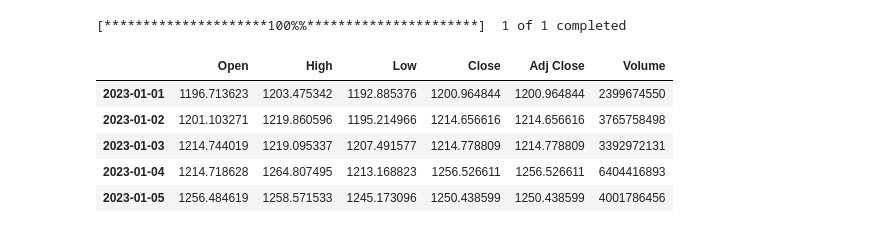
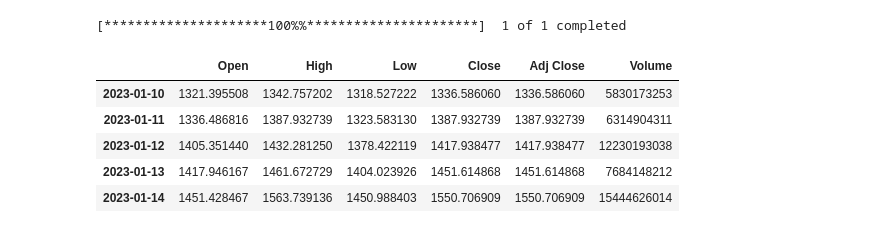
Before and after one commit to Jacobsteen808/project-2, a Jupyter notebook: BB-RSI.ipynb, the cells around one changed output. Cells and saved outputs as stored; diff of their text form; code cells hidden in the pictures.

```diff
--- a/BB-RSI.ipynb
+++ b/BB-RSI.ipynb
@@ -51,19 +60,19 @@ def strategy(data):
     return (buy_price, sell_price)
 # %%
 # Get the ETH data
-data = yf.download('ETH-USD', start='2023-01-01', end='2024-01-01')
+data = yf.download('ETH-USD', start='2023-01-10', end='2024-01-10')
 # Set the date as index
 data.set_index(pd.DatetimeIndex(data.index.values), inplace=True)
 # Show the data
 data.head()
 # %% [output]
 [*********************100%%**********************]  1 of 1 completed
 |  | Open | High | Low | Close | Adj Close | Volume |
-| 2023-01-01 | 1196.713623 | 1203.475342 | 1192.885376 | 1200.964844 | 1200.964844 | 2399674550 |
-| 2023-01-02 | 1201.103271 | 1219.860596 | 1195.214966 | 1214.656616 | 1214.656616 | 3765758498 |
-| 2023-01-03 | 1214.744019 | 1219.095337 | 1207.491577 | 1214.778809 | 1214.778809 | 3392972131 |
-| 2023-01-04 | 1214.718628 | 1264.807495 | 1213.168823 | 1256.526611 | 1256.526611 | 6404416893 |
-| 2023-01-05 | 1256.484619 | 1258.571533 | 1245.173096 | 1250.438599 | 1250.438599 | 4001786456 |
+| 2023-01-10 | 1321.395508 | 1342.757202 | 1318.527222 | 1336.586060 | 1336.586060 | 5830173253 |
+| 2023-01-11 | 1336.486816 | 1387.932739 | 1323.583130 | 1387.932739 | 1387.932739 | 6314904311 |
+| 2023-01-12 | 1405.351440 | 1432.281250 | 1378.422119 | 1417.938477 | 1417.938477 | 12230193038 |
+| 2023-01-13 | 1417.946167 | 1461.672729 | 1404.023926 | 1451.614868 | 1451.614868 | 7684148212 |
+| 2023-01-14 | 1451.428467 | 1563.739136 | 1450.988403 | 1550.706909 | 1550.706909 | 15444626014 |
 # %%
 # Add the Bollinger Bands to the data
 data = bollinger_bands(data)
```
Also changed, not shown: parts of 2 cells of this notebook.
